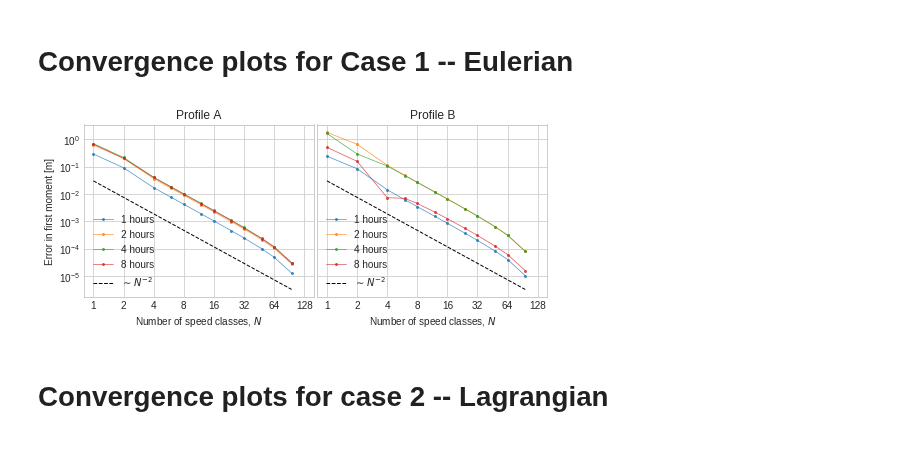
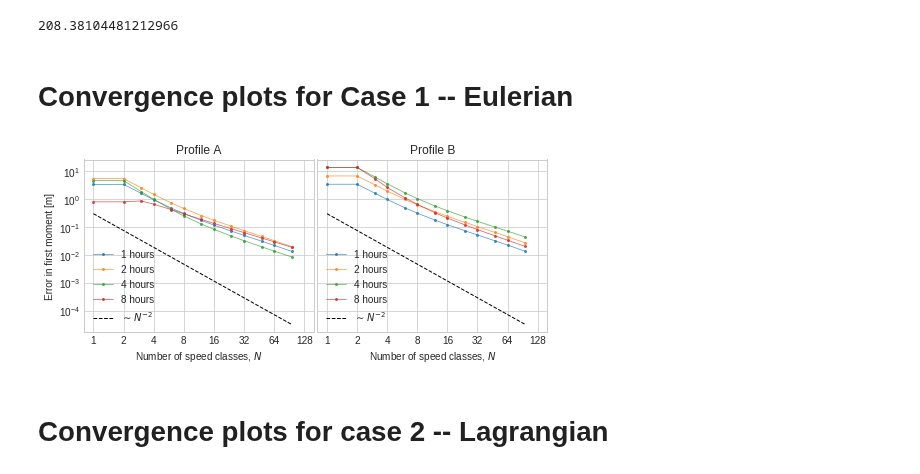
Before and after one commit to nordam/Eulerian-and-Lagrangian-methods, a Jupyter notebook: notebooks/ConvergencePlots.ipynb, the cells around one changed output. Saved outputs shown, nothing was run; the diff lists cells and outputs as text; code cells hidden in the pictures.

```diff
--- a/notebooks/ConvergencePlots.ipynb
+++ b/notebooks/ConvergencePlots.ipynb
@@ -12,4 +12,4 @@ from tqdm import tqdm, trange
 # Modify the style of the plots
 plt.style.use('seaborn-whitegrid')
 # %%
-datafolder = '../data/'
+datafolder = '../results/'
@@ -16,3 +91,7 @@ datafolder = '../data/'
+# %%
+np.var(np.random.uniform(low = 0, high = 50, size = 10000000))
+# %% [output]
+208.38104481212966
 # %% [markdown]
 # Convergence plots for Case 1 -- Eulerian
 # %%
@@ -22,14 +101,14 @@ Tmax = 240*3600
 Zmax = 50
 
 # Numerical parameters for reference solution
-dt_ref = 60    # Timestep
-NJ_ref = 1000  # Number of spatial grid cells
-NK_ref = 128   # Number of classes
+dt_ref = 10    # Timestep
+NJ_ref = 16000  # Number of spatial grid cells
+NK_ref = 512   # Number of classes
 
 # Varying numerical parameters
-dts = np.array([60, 120, 300])
-NJs = np.array([2000])
-NKs = np.array([1, 2, 4, 6, 8, 12, 16, 24, 32, 48, 64, 96])
+dts = np.array([60, 120, 180, 300, 600, 900, 1800, 3600])
+NJs = np.array([8000, 6000, 4000, 3000, 2000, 1500, 1000, 750, 500, 375, 250, 125])
+NKs = np.array([1, 2, 3, 4, 6, 8, 12, 16, 24, 32, 48, 64, 96])
 
 # Hours after which to plot the solutions
 hours = [1, 2, 4, 8]
@@ -39,9 +118,9 @@ for iplot, profile in enumerate(['A', 'B']):
 
     #### Reference solution  ####
     # Load data, and work out grid parameters
-    Cg_ref = np.load(os.path.join(datafolder, f'Case1_K_{profile}_block_Nclasses={NK_ref}_NJ={NJ_ref}_dt={dt_ref}.npy')).sum(axis = 2)
+    Cg_ref = np.load(os.path.join(datafolder, f'Case1_K_{profile}_block_Nclasses={NK_ref}_NJ={NJ_ref}_dt={dt_ref}.npy')).sum(axis = 1)
     # Concentration grid cell faces (in z-direction)
-    Nz_grid_ref, Nt_grid_ref = Cg_ref.shape
+    Nt_grid_ref, Nz_grid_ref = Cg_ref.shape
     zc_grid_ref  = np.linspace(0, Zmax, Nz_grid_ref + 1)
     # Concentration grid cell spacing
     dz_grid_ref  = zc_grid_ref[1] - zc_grid_ref[0]
@@ -51,44 +130,44 @@ for iplot, profile in enumerate(['A', 'B']):
     errors = [np.zeros(len(NKs)) for h in hours]
     for i, n in enumerate(NKs):
 
-        Cg = np.load(os.path.join(datafolder, f'Case1_K_{profile}_block_Nclasses={n}_NJ={NJ_ref}_dt={dt_ref}.npy')).sum(axis = 2)
+        Cg = np.load(os.path.join(datafolder, f'Case1_K_{profile}_block_Nclasses={n}_NJ={NJs[0]}_dt={dts[0]}.npy')).sum(axis = 1)
 
         # Concentration grid cells (in z-direction)
-        Nz_grid, Nt_grid = Cg.shape
+        Nt_grid, Nz_grid = Cg.shape
         zc_grid = np.linspace(0, Zmax, Nz_grid + 1)
         dz_grid = zc_grid[1] - zc_grid[0]
         mid_grid = zc_grid[:-1] + dz_grid/2
 
         for j, h in enumerate(hours):
-            ref    = dz_grid_ref * np.sum(mid_grid_ref * Cg_ref[:,6*h])
-            moment = dz_grid     * np.sum(mid_grid     * Cg[:,6*h])
+            ref    = dz_grid_ref * np.sum(mid_grid_ref * Cg_ref[h,:])
+            moment = dz_grid     * np.sum(mid_grid     * Cg[h,:])
             errors[j][i] = np.abs(moment - ref)
 
     for j, h in enumerate(hours):
         ax[iplot].plot(NKs, errors[j][:], marker = '.', markersize = 4, lw = 0.75, alpha = 0.75, label = f'{h} hours')
 
-    ax[iplot].plot(NKs, 0.03*NKs**(-2.0), '--', c = 'k', lw = 1, label = '$\sim N^{-2}$')
+    ax[iplot].plot(NKs, 0.3*NKs**(-2.0), '--', c = 'k', lw = 1, label = '$\sim N^{-2}$')
 
 
     ax[iplot].legend(loc = 'lower left')
     ax[iplot].set_xscale('log')
     ax[iplot].set_yscale('log')
 
     ticks = [1, 2, 4, 8, 16, 32, 64, 128]
     ax[iplot].set_xticks(ticks)
     ax[iplot].set_xticklabels(ticks)
     ax[iplot].set_xlim(0.8*1, ticks[-1]/0.8)
     ax[iplot].set_title(f'Profile {profile}')
 
 
 ax[0].set_xlabel('Number of speed classes, $N$')
 ax[1].set_xlabel('Number of speed classes, $N$')
 ax[0].set_ylabel('Error in first moment [m]')
 
 plt.subplots_adjust(left = 0.075, bottom = 0.12, right = 0.995, top = 0.92, wspace =0.015)
-plt.savefig('convergence_Nclasses_case1.pdf')
+#plt.savefig('convergence_Nclasses_case1.pdf')
 # %% [output]
-[figure, old version]
+[figure, new version]
 # %% [markdown]
 # Convergence plots for case 2 -- Lagrangian
 # %%
```
Also changed, not shown: parts of 5 cells of this notebook, 2 other files.
